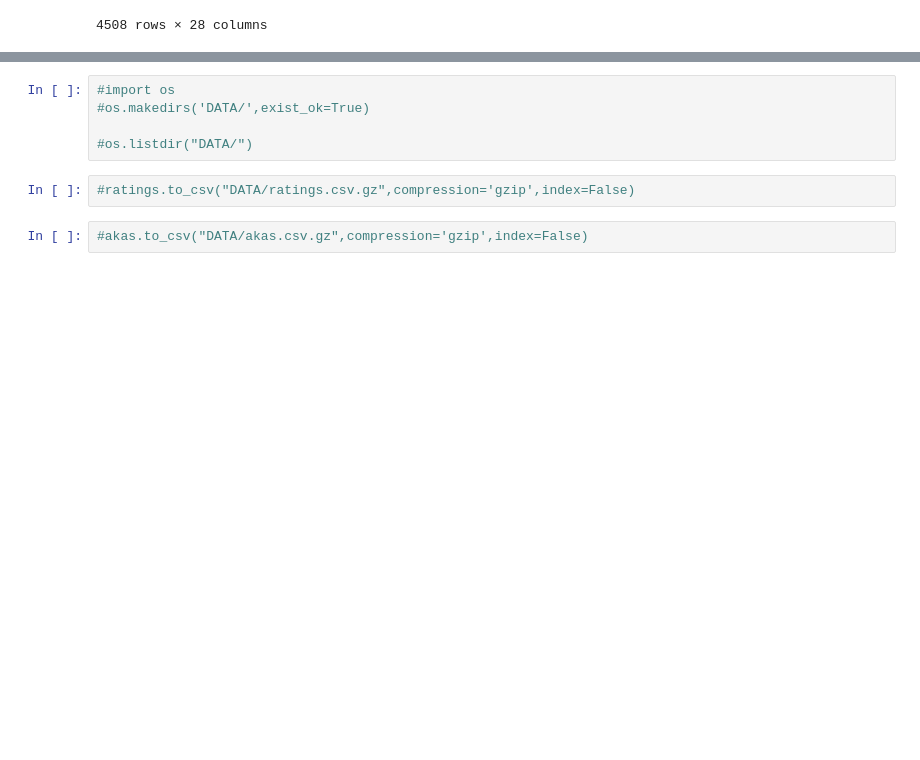
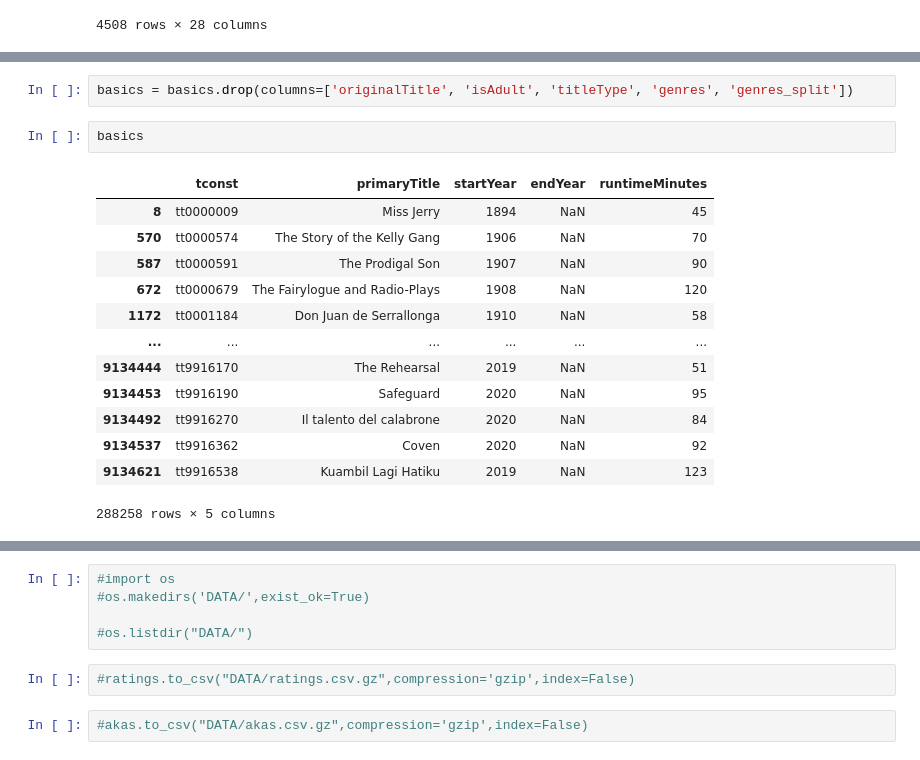
Before and after one commit to AlphaKaba24/Movie_Repo, a Jupyter notebook: Movie_insights.ipynb, the cells around one changed output, grey strips where cells are left out. Cells and saved outputs as stored; diff of their text form; blank space fills up the shorter version.

```diff
--- a/Movie_insights.ipynb
+++ b/Movie_insights.ipynb
@@ -528,0 +634,18 @@ Movies0001_df.to_csv("DATA/tmdb_results_combined.csv.gz",compression='gzip',inde
+# %%
+basics = basics.drop(columns=['originalTitle', 'isAdult', 'titleType', 'genres', 'genres_split'])
+# %%
+basics
+# %% [output]
+|  | tconst | primaryTitle | startYear | endYear | runtimeMinutes |
+| 8 | tt0000009 | Miss Jerry | 1894 | NaN | 45 |
+| 570 | tt0000574 | The Story of the Kelly Gang | 1906 | NaN | 70 |
+| 587 | tt0000591 | The Prodigal Son | 1907 | NaN | 90 |
+| 672 | tt0000679 | The Fairylogue and Radio-Plays | 1908 | NaN | 120 |
+| 1172 | tt0001184 | Don Juan de Serrallonga | 1910 | NaN | 58 |
+| ... | ... | ... | ... | ... | ... |
+| 9134444 | tt9916170 | The Rehearsal | 2019 | NaN | 51 |
+| 9134453 | tt9916190 | Safeguard | 2020 | NaN | 95 |
+| 9134492 | tt9916270 | Il talento del calabrone | 2020 | NaN | 84 |
+| 9134537 | tt9916362 | Coven | 2020 | NaN | 92 |
+| 9134621 | tt9916538 | Kuambil Lagi Hatiku | 2019 | NaN | 123 |
+288258 rows × 5 columns
```
Also changed, not shown: parts of 60 cells of this notebook, 1 other file.
